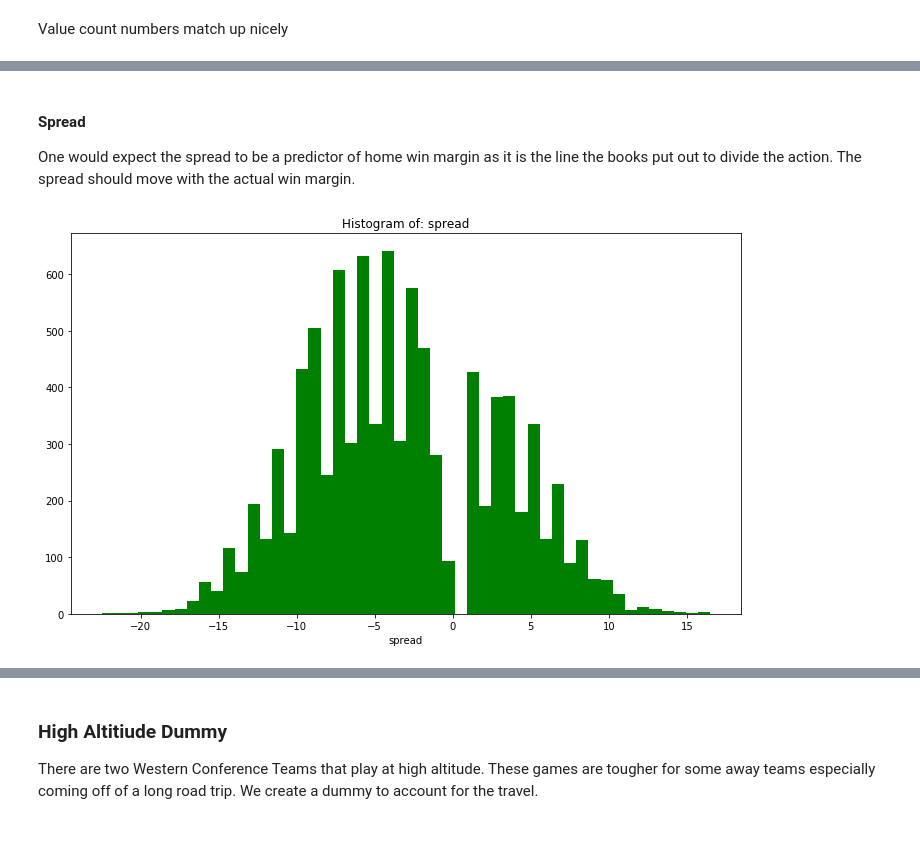
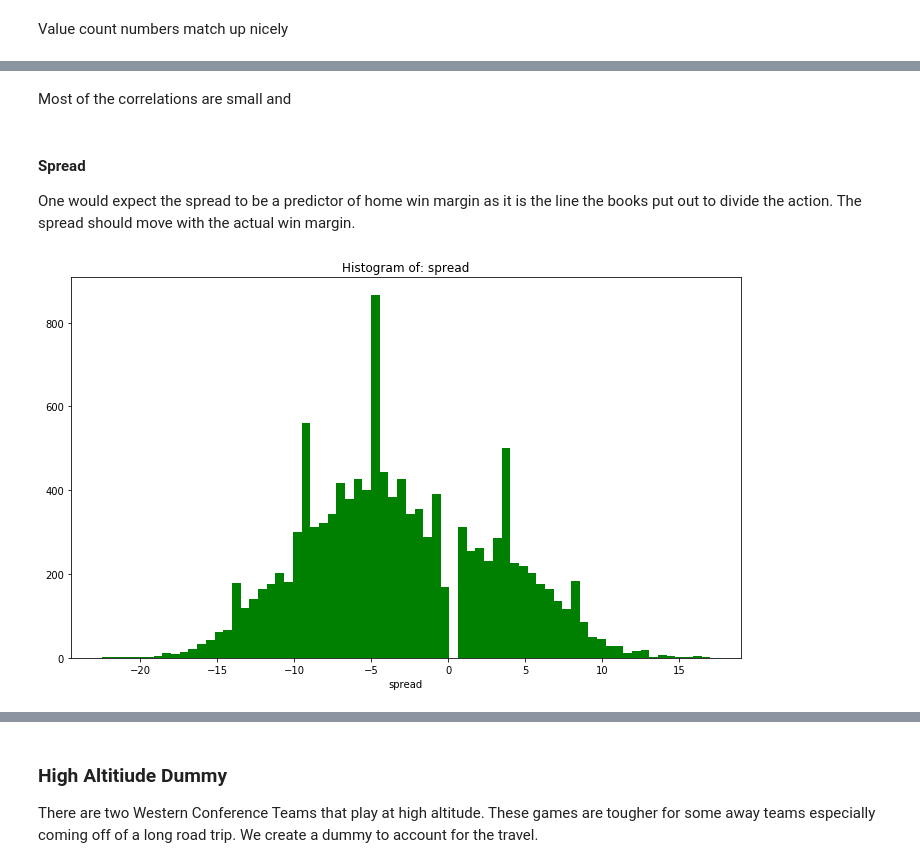
Before and after one commit to bryanco1966/Sports-Modeling, a Jupyter notebook: NBA_feature engineering.ipynb, the cells around one changed output, grey strips where cells are left out. Drawn from its saved outputs; the diff is of its cells as text; code cells hidden in the pictures; blank space fills up the shorter version.

```diff
--- a/NBA_feature engineering.ipynb
+++ b/NBA_feature engineering.ipynb
@@ -180,11 +157,13 @@ graph.plotheatc('home_win_margin')
+# %% [markdown]
+Most of the correlations are small and
 # %% [markdown]
 #### Spread
 
 One would expect the spread to be a predictor of home win margin as it is the line the books put out to divide the action.  The spread should move with the actual win margin.
 # %%
-graph.plothist('spread')
+graph.plothist('spread', bins = 70)
 # %% [output]
-[figure, old version]
+[figure, new version]
 # %%
 print('The standard deviation of spread ',np.std(nba.spread))
 print('The mean of spread', nba.spread.mean())
```
Also changed, not shown: parts of 110 cells of this notebook, 6 other files.
